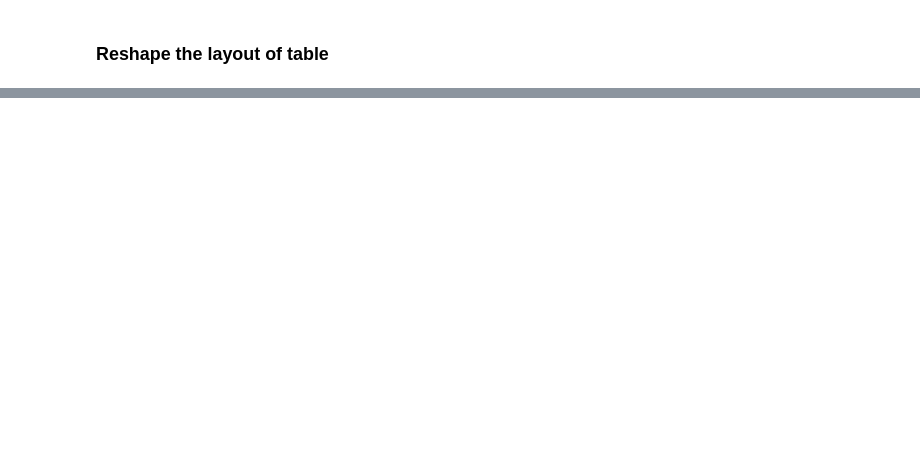
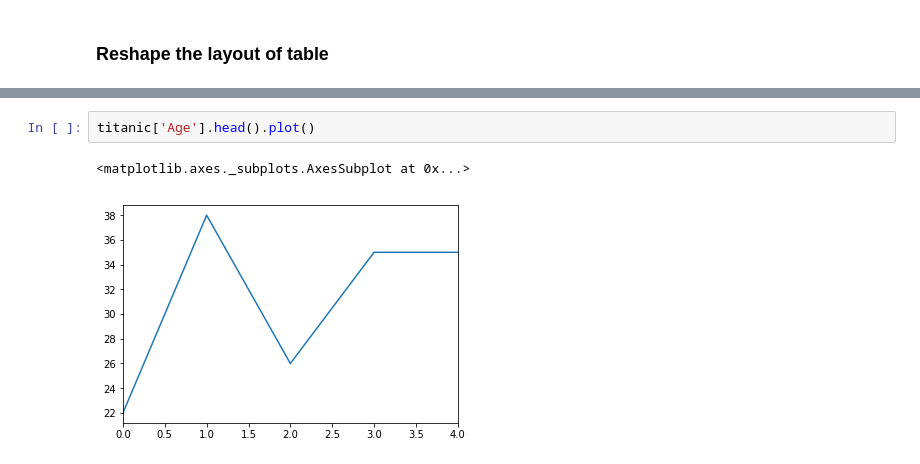
Before and after one commit to Sagarlatake/Pandas-End-to-End-Tuts, a Jupyter notebook: Pandas-Start-to-End-Indetail.ipynb, the cells around one changed output, grey strips where cells are left out. Drawn from its saved outputs; the diff is of its cells as text; blank space fills up the shorter version.

```diff
--- a/Pandas-Start-to-End-Indetail.ipynb
+++ b/Pandas-Start-to-End-Indetail.ipynb
@@ -1064,0 +1170,5 @@ titanic.sort_values(by=["Age","Pclass"])
+# %%
+titanic['Age'].head().plot()
+# %% [output]
+<matplotlib.axes._subplots.AxesSubplot at 0x...>
+[figure, added]
```
Also changed, not shown: parts of 26 cells of this notebook, 1 other file.
